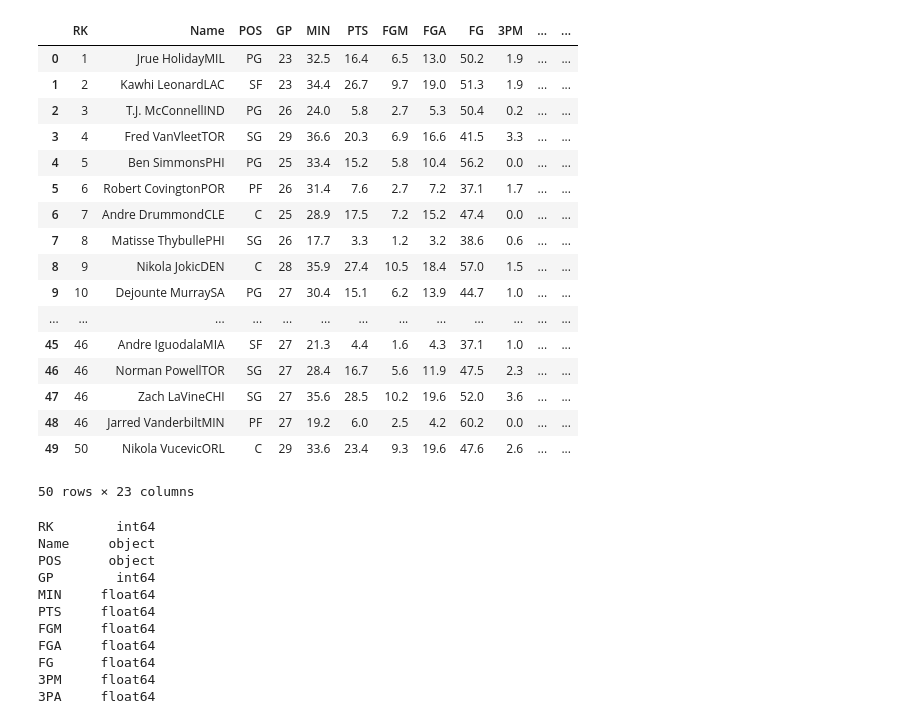
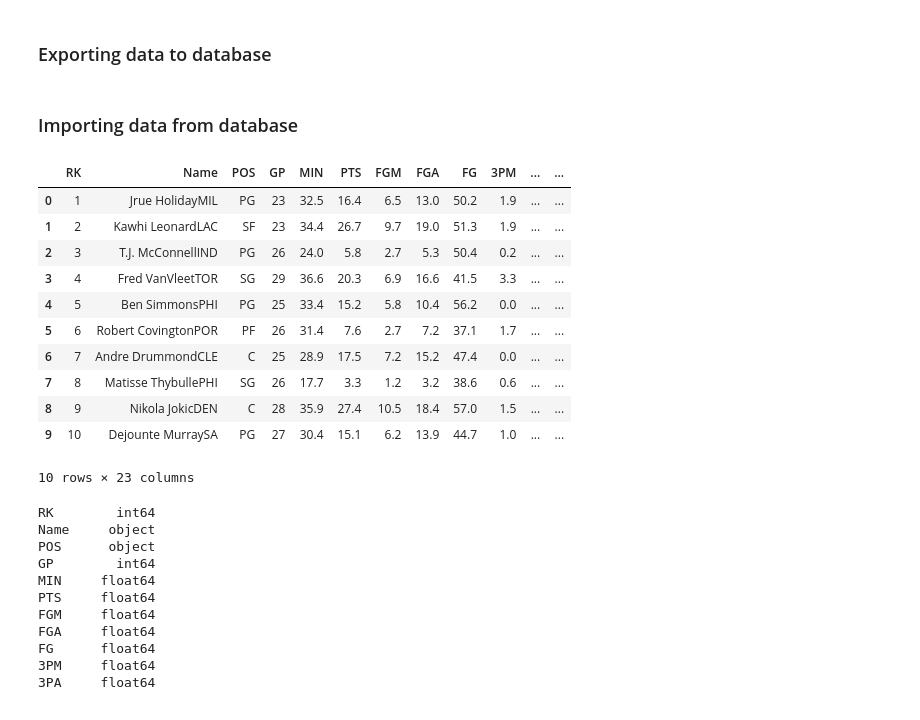
Before and after one commit to JmSambajon/group5-project, a Jupyter notebook: Simple Model for Segment 1.ipynb, the cells around one changed output. Saved outputs shown, nothing was run; the diff lists cells and outputs as text; code cells hidden in the pictures.

```diff
--- a/Simple Model for Segment 1.ipynb
+++ b/Simple Model for Segment 1.ipynb
@@ -21,4 +28,6 @@ df.head()
 #ETL -- extract transform load
 df.columns = [i.replace("%", "") for i in df.columns]
 df.drop("Unnamed: 0", inplace =True, axis =1)
+# %% [markdown]
+### Exporting data to database
 # %%
@@ -27,32 +36,28 @@ df.drop("Unnamed: 0", inplace =True, axis =1)
 #df = pd.read_csv("basketball_data.csv")
 
 df.to_sql("basketball_data", con = conn, index=False, if_exists="replace")
+# %% [markdown]
+### Importing data from database
 # %%
 # Importing dataframe from SQL (test)
 
 from_sql_df = pd.read_sql("basketball_data", con = conn)
 # %%
 # Reading the dataframe
-from_sql_df
+from_sql_df.head(10)
 # %% [output]
 |  | RK | Name | POS | GP | MIN | PTS | FGM | FGA | FG | 3PM | ... | ... |
 | 0 | 1 | Jrue HolidayMIL | PG | 23 | 32.5 | 16.4 | 6.5 | 13.0 | 50.2 | 1.9 | ... | ... |
 | 1 | 2 | Kawhi LeonardLAC | SF | 23 | 34.4 | 26.7 | 9.7 | 19.0 | 51.3 | 1.9 | ... | ... |
 | 2 | 3 | T.J. McConnellIND | PG | 26 | 24.0 | 5.8 | 2.7 | 5.3 | 50.4 | 0.2 | ... | ... |
 | 3 | 4 | Fred VanVleetTOR | SG | 29 | 36.6 | 20.3 | 6.9 | 16.6 | 41.5 | 3.3 | ... | ... |
 | 4 | 5 | Ben SimmonsPHI | PG | 25 | 33.4 | 15.2 | 5.8 | 10.4 | 56.2 | 0.0 | ... | ... |
 | 5 | 6 | Robert CovingtonPOR | PF | 26 | 31.4 | 7.6 | 2.7 | 7.2 | 37.1 | 1.7 | ... | ... |
 | 6 | 7 | Andre DrummondCLE | C | 25 | 28.9 | 17.5 | 7.2 | 15.2 | 47.4 | 0.0 | ... | ... |
 | 7 | 8 | Matisse ThybullePHI | SG | 26 | 17.7 | 3.3 | 1.2 | 3.2 | 38.6 | 0.6 | ... | ... |
 | 8 | 9 | Nikola JokicDEN | C | 28 | 35.9 | 27.4 | 10.5 | 18.4 | 57.0 | 1.5 | ... | ... |
 | 9 | 10 | Dejounte MurraySA | PG | 27 | 30.4 | 15.1 | 6.2 | 13.9 | 44.7 | 1.0 | ... | ... |
-| ... | ... | ... | ... | ... | ... | ... | ... | ... | ... | ... | ... | ... |
-| 45 | 46 | Andre IguodalaMIA | SF | 27 | 21.3 | 4.4 | 1.6 | 4.3 | 37.1 | 1.0 | ... | ... |
-| 46 | 46 | Norman PowellTOR | SG | 27 | 28.4 | 16.7 | 5.6 | 11.9 | 47.5 | 2.3 | ... | ... |
-| 47 | 46 | Zach LaVineCHI | SG | 27 | 35.6 | 28.5 | 10.2 | 19.6 | 52.0 | 3.6 | ... | ... |
-| 48 | 46 | Jarred VanderbiltMIN | PF | 27 | 19.2 | 6.0 | 2.5 | 4.2 | 60.2 | 0.0 | ... | ... |
-| 49 | 50 | Nikola VucevicORL | C | 29 | 33.6 | 23.4 | 9.3 | 19.6 | 47.6 | 2.6 | ... | ... |
-50 rows × 23 columns
+10 rows × 23 columns
 # %%
 df.dtypes
 # %% [output]
```
Also changed, not shown: parts of 40 cells of this notebook.
